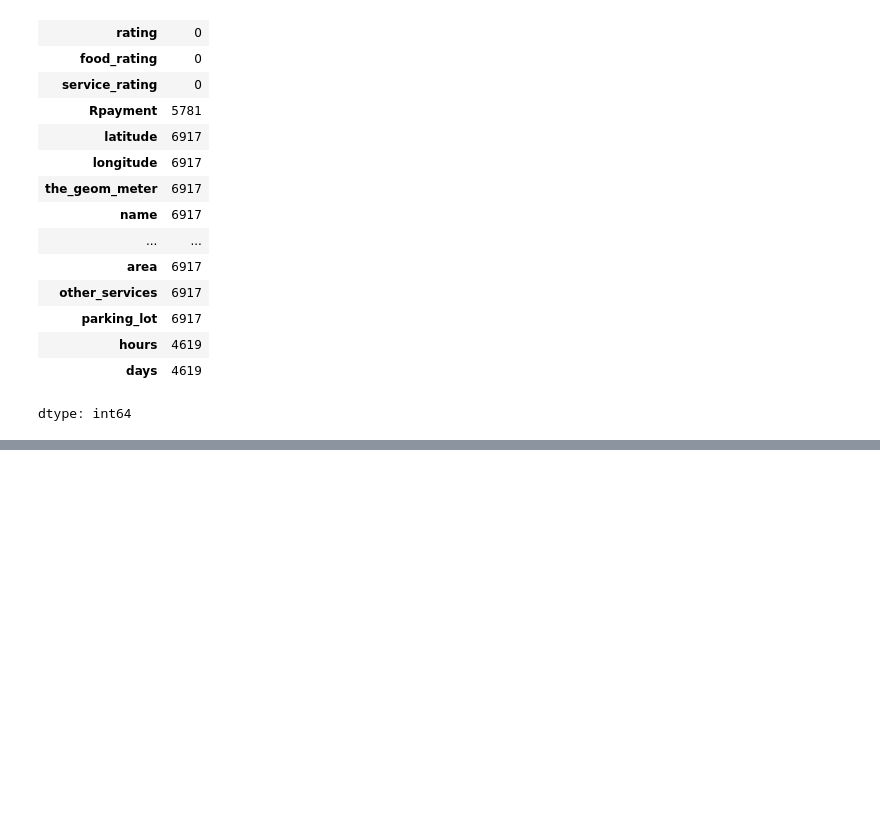
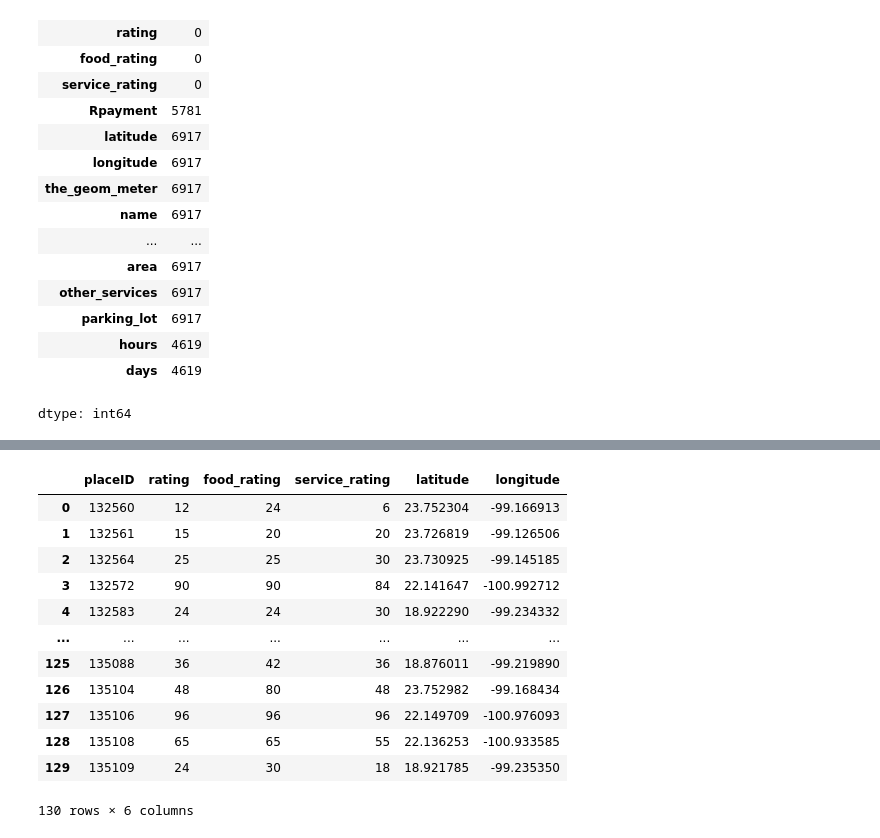
Before and after one commit to akhmad-ardi/Restaurant_Recommendation_System, a Jupyter notebook: Sistem_Rekomendasi_Restoran.ipynb, the cells around one changed output, grey strips where cells are left out. Cells and saved outputs as stored; diff of their text form; code cells hidden in the pictures; blank space fills up the shorter version.

Commit message:
Complete data preprocessing

```diff
--- a/Sistem_Rekomendasi_Restoran.ipynb
+++ b/Sistem_Rekomendasi_Restoran.ipynb
@@ -241,0 +230,26 @@ resto.groupby('placeID').sum()
+# %%
+# Group by placeID and calculate the sum of ratings, food_rating, and service
+resto_grouped = resto.groupby('placeID').agg({'rating': 'sum', 'food_rating': 'sum', 'service_rating': 'sum'})
+
+# Reset the index to make 'placeID' a column again
+resto_grouped = resto_grouped.reset_index()
+
+# Merge the grouped data with the geo dataframe to include latitude and longitude
+resto = pd.merge(resto_grouped, geo[['placeID', 'latitude', 'longitude']], on='placeID', how='left')
+
+# Display the resulting dataframe
+resto
+# %% [output]
+|  | placeID | rating | food_rating | service_rating | latitude | longitude |
+| 0 | 132560 | 12 | 24 | 6 | 23.752304 | -99.166913 |
+| 1 | 132561 | 15 | 20 | 20 | 23.726819 | -99.126506 |
+| 2 | 132564 | 25 | 25 | 30 | 23.730925 | -99.145185 |
+| 3 | 132572 | 90 | 90 | 84 | 22.141647 | -100.992712 |
+| 4 | 132583 | 24 | 24 | 30 | 18.922290 | -99.234332 |
+| ... | ... | ... | ... | ... | ... | ... |
+| 125 | 135088 | 36 | 42 | 36 | 18.876011 | -99.219890 |
+| 126 | 135104 | 48 | 80 | 48 | 23.752982 | -99.168434 |
+| 127 | 135106 | 96 | 96 | 96 | 22.149709 | -100.976093 |
+| 128 | 135108 | 65 | 65 | 55 | 22.136253 | -100.933585 |
+| 129 | 135109 | 24 | 30 | 18 | 18.921785 | -99.235350 |
+130 rows × 6 columns
```
Also changed, not shown: parts of 9 cells of this notebook.
